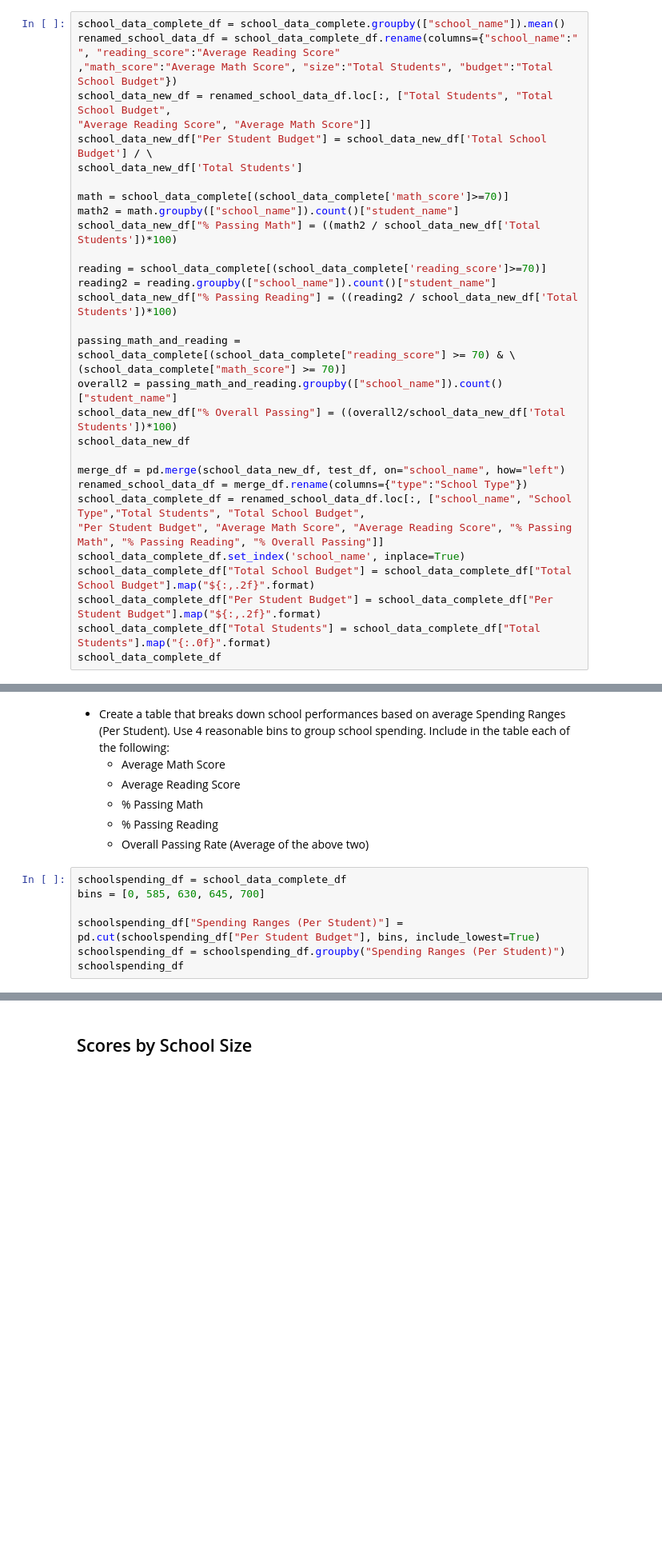
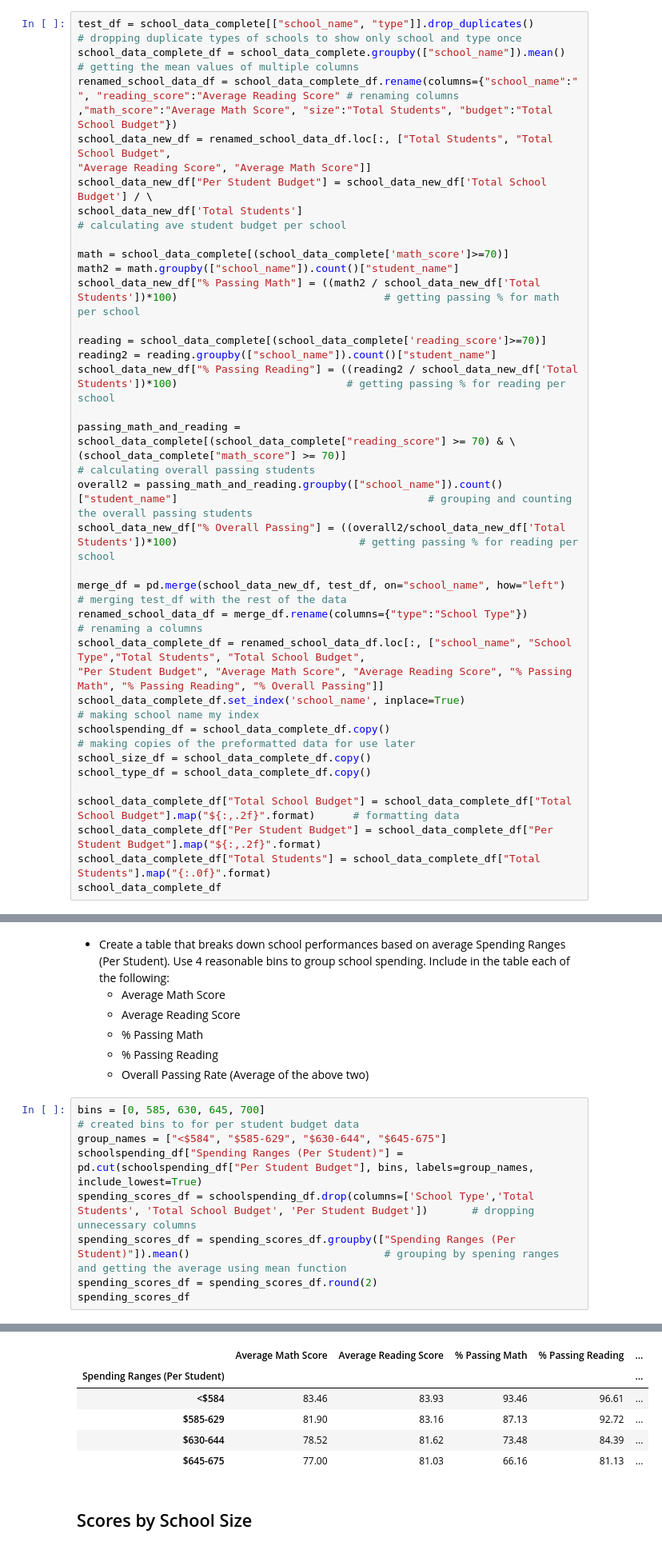
Before and after one commit to BrendanWW999/pandas-challenge, a Jupyter notebook: PyCitySchools/PyCitySchools_starter.ipynb, the cells around one changed output, grey strips where cells are left out. Shown: that part at 80% size. Cells and saved outputs as stored; diff of their text form; blank space fills up the shorter version.

```diff
--- a/PyCitySchools/PyCitySchools_starter.ipynb
+++ b/PyCitySchools/PyCitySchools_starter.ipynb
@@ -101,32 +99,36 @@ test_df = school_data_complete[["school_name", "type"]].drop_duplicates()
 # %%
-school_data_complete_df = school_data_complete.groupby(["school_name"]).mean()
-renamed_school_data_df = school_data_complete_df.rename(columns={"school_name":" ", "reading_score":"Average Reading Score"
+test_df = school_data_complete[["school_name", "type"]].drop_duplicates()                                                   # dropping duplicate types of schools to show only school and type once
+school_data_complete_df = school_data_complete.groupby(["school_name"]).mean()                                              # getting the mean values of multiple columns
+renamed_school_data_df = school_data_complete_df.rename(columns={"school_name":" ", "reading_score":"Average Reading Score" # renaming columns
 ,"math_score":"Average Math Score", "size":"Total Students", "budget":"Total School Budget"})
 school_data_new_df = renamed_school_data_df.loc[:, ["Total Students", "Total School Budget",
 "Average Reading Score", "Average Math Score"]]
 school_data_new_df["Per Student Budget"] = school_data_new_df['Total School Budget'] / \
-school_data_new_df['Total Students']
+school_data_new_df['Total Students']                                                                                        # calculating ave student budget per school
 
 math = school_data_complete[(school_data_complete['math_score']>=70)]
 math2 = math.groupby(["school_name"]).count()["student_name"]
-school_data_new_df["% Passing Math"] = ((math2 / school_data_new_df['Total Students'])*100)
+school_data_new_df["% Passing Math"] = ((math2 / school_data_new_df['Total Students'])*100)                                 # getting passing % for math per school
 
 reading = school_data_complete[(school_data_complete['reading_score']>=70)]
 reading2 = reading.groupby(["school_name"]).count()["student_name"]
-school_data_new_df["% Passing Reading"] = ((reading2 / school_data_new_df['Total Students'])*100)
+school_data_new_df["% Passing Reading"] = ((reading2 / school_data_new_df['Total Students'])*100)                           # getting passing % for reading per school
 
 passing_math_and_reading = school_data_complete[(school_data_complete["reading_score"] >= 70) & \
-(school_data_complete["math_score"] >= 70)]
-overall2 = passing_math_and_reading.groupby(["school_name"]).count()["student_name"]
-school_data_new_df["% Overall Passing"] = ((overall2/school_data_new_df['Total Students'])*100)
-school_data_new_df
+(school_data_complete["math_score"] >= 70)]                                                                                 # calculating overall passing students
+overall2 = passing_math_and_reading.groupby(["school_name"]).count()["student_name"]                                        # grouping and counting the overall passing students
+school_data_new_df["% Overall Passing"] = ((overall2/school_data_new_df['Total Students'])*100)                             # getting passing % for reading per school
 
-merge_df = pd.merge(school_data_new_df, test_df, on="school_name", how="left")
-renamed_school_data_df = merge_df.rename(columns={"type":"School Type"})
+merge_df = pd.merge(school_data_new_df, test_df, on="school_name", how="left")                                              # merging test_df with the rest of the data
+renamed_school_data_df = merge_df.rename(columns={"type":"School Type"})                                                    # renaming a columns
 school_data_complete_df = renamed_school_data_df.loc[:, ["school_name", "School Type","Total Students", "Total School Budget",
 "Per Student Budget", "Average Math Score", "Average Reading Score", "% Passing Math", "% Passing Reading", "% Overall Passing"]]
-school_data_complete_df.set_index('school_name', inplace=True)
-school_data_complete_df["Total School Budget"] = school_data_complete_df["Total School Budget"].map("${:,.2f}".format)
+school_data_complete_df.set_index('school_name', inplace=True)                                                              # making school name my index
+schoolspending_df = school_data_complete_df.copy()                                                                          # making copies of the preformatted data for use later
+school_size_df = school_data_complete_df.copy()
+school_type_df = school_data_complete_df.copy()
+
+school_data_complete_df["Total School Budget"] = school_data_complete_df["Total School Budget"].map("${:,.2f}".format)      # formatting data
 school_data_complete_df["Per Student Budget"] = school_data_complete_df["Per Student Budget"].map("${:,.2f}".format)
 school_data_complete_df["Total Students"] = school_data_complete_df["Total Students"].map("{:.0f}".format)
 school_data_complete_df
@@ -302,10 +304,11 @@ See the caveats in the documentation: https://pandas.pydata.org/pandas-docs/stab
   * % Passing Reading
   * Overall Passing Rate (Average of the above two)
 # %%
-schoolspending_df = school_data_complete_df
-bins = [0, 585, 630, 645, 700]
-
-schoolspending_df["Spending Ranges (Per Student)"] = pd.cut(schoolspending_df["Per Student Budget"], bins, include_lowest=True)
-schoolspending_df = schoolspending_df.groupby("Spending Ranges (Per Student)")
-schoolspending_df
+bins = [0, 585, 630, 645, 700]                                                                                          # created bins to for per student budget data
+group_names = ["<$584", "$585-629", "$630-644", "$645-675"]
+schoolspending_df["Spending Ranges (Per Student)"] = pd.cut(schoolspending_df["Per Student Budget"], bins, labels=group_names, include_lowest=True)
+spending_scores_df = schoolspending_df.drop(columns=['School Type','Total Students', 'Total School Budget', 'Per Student Budget'])       # dropping unnecessary columns
+spending_scores_df = spending_scores_df.groupby(["Spending Ranges (Per Student)"]).mean()                               # grouping by spening ranges and getting the average using mean function
+spending_scores_df = spending_scores_df.round(2)
+spending_scores_df
 # %% [output]
@@ -313,3 +315,9 @@ TypeError: '<' not supported between instances of 'int' and 'str'
+|  | Average Math Score | Average Reading Score | % Passing Math | % Passing Reading | ... |
+| Spending Ranges (Per Student) |  |  |  |  | ... |
+| <$584 | 83.46 | 83.93 | 93.46 | 96.61 | ... |
+| $585-629 | 81.90 | 83.16 | 87.13 | 92.72 | ... |
+| $630-644 | 78.52 | 81.62 | 73.48 | 84.39 | ... |
+| $645-675 | 77.00 | 81.03 | 66.16 | 81.13 | ... |
 # %% [markdown]
 ## Scores by School Size
 # %% [markdown]
```
Also changed, not shown: parts of 11 cells of this notebook, 1 other file.
